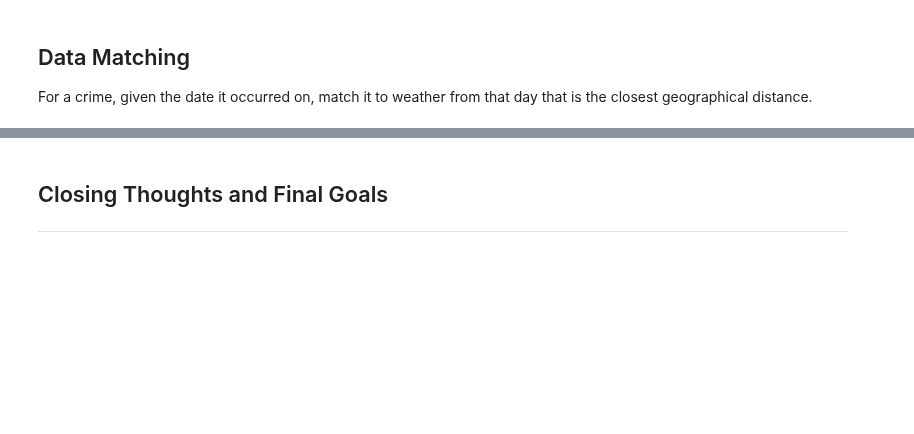
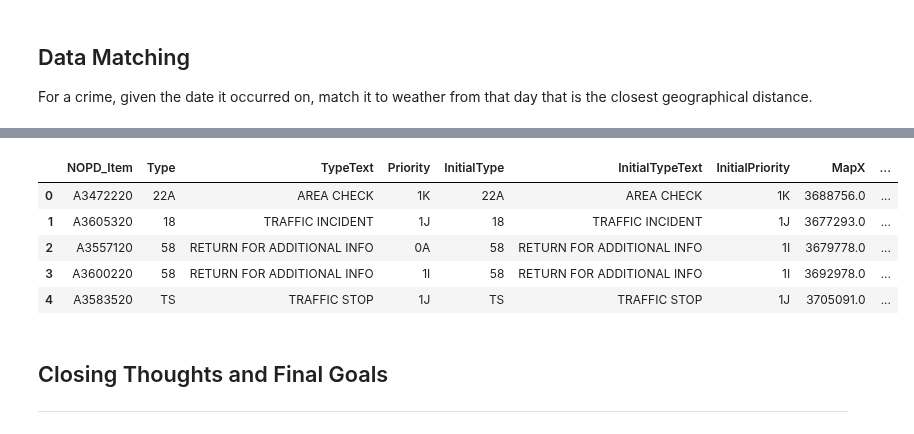
Before and after one commit to outlawhayden/weather-crime, a Jupyter notebook: notebooks/Milestone2.ipynb, the cells around one changed output, grey strips where cells are left out. Cells and saved outputs as stored; diff of their text form; code cells hidden in the pictures; blank space fills up the shorter version.

```diff
--- a/notebooks/Milestone2.ipynb
+++ b/notebooks/Milestone2.ipynb
@@ -1,37 +1,24 @@
 # %%
 import warnings
 warnings.filterwarnings('ignore')
-
 
 import pandas as pd
 import numpy as np
 import pip
 import os
-from tqdm.notebook import tqdm, trange
-tqdm.pandas()
+import sklearn
+import scipy
+
 import seaborn as sns
 import matplotlib as mpl
 import matplotlib.pyplot as plt
-try:
-    __import__("xarray")
-except ImportError:
-    pip.main(['install', "xarray"])
-
-import xarray as xr
-pd.options.display.max_columns = None
 from bokeh.plotting import figure, show
 from bokeh.io import output_notebook
 from bokeh.models import ColumnDataSource, LabelSet
 from bokeh.transform import factor_cmap, factor_mark
 
-
 pd.options.display.max_columns = None
 pd.options.display.max_rows = None
 
-
-
-import sklearn
-import scipy
-
-
-%load_ext jupyternotify
+from tqdm.notebook import tqdm, trange
+tqdm.pandas()
@@ -725,3 +657,16 @@ Dumping Relational Table to ../data/match_table.csv
+# %%
+weather_calls_master = pd.merge(calls_for_service, weather, how = "inner",
+                                left_on = ["DateCreate", "PairedStation"], right_on = ["Date", "Station"], suffixes = ('_crime', '_station'))
+
+
+weather_calls_master.head()
+# %% [output]
+|  | NOPD_Item | Type | TypeText | Priority | InitialType | InitialTypeText | InitialPriority | MapX | ... |
+| 0 | A3472220 | 22A | AREA CHECK | 1K | 22A | AREA CHECK | 1K | 3688756.0 | ... |
+| 1 | A3605320 | 18 | TRAFFIC INCIDENT | 1J | 18 | TRAFFIC INCIDENT | 1J | 3677293.0 | ... |
+| 2 | A3557120 | 58 | RETURN FOR ADDITIONAL INFO | 0A | 58 | RETURN FOR ADDITIONAL INFO | 1I | 3679778.0 | ... |
+| 3 | A3600220 | 58 | RETURN FOR ADDITIONAL INFO | 1I | 58 | RETURN FOR ADDITIONAL INFO | 1I | 3692978.0 | ... |
+| 4 | A3583520 | TS | TRAFFIC STOP | 1J | TS | TRAFFIC STOP | 1J | 3705091.0 | ... |
 # %% [markdown]
 ## Closing Thoughts and Final Goals
 ------
```
Also changed, not shown: parts of 9 cells of this notebook.
